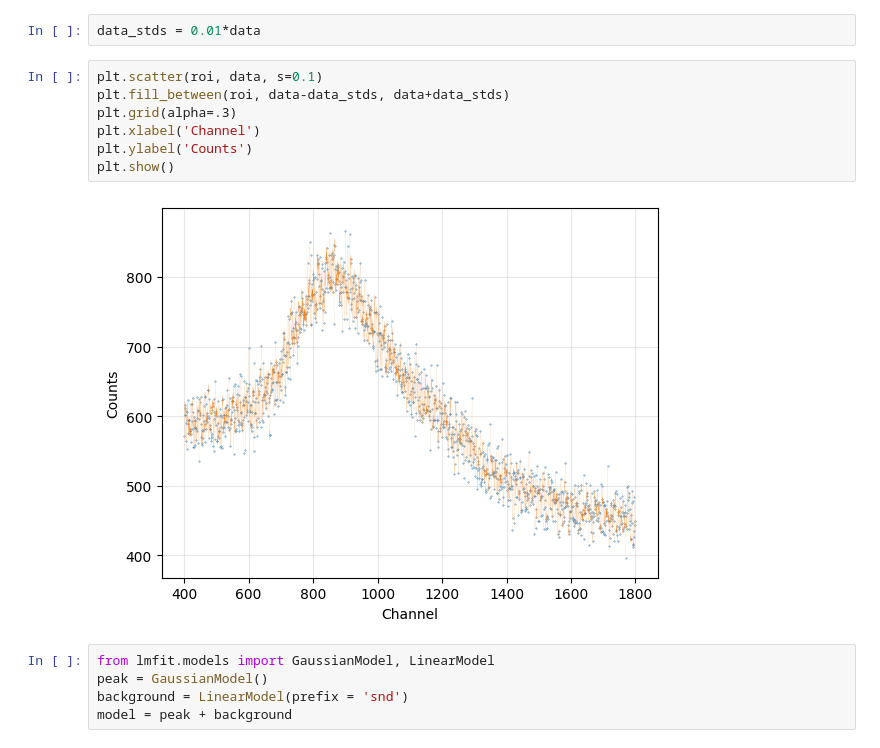
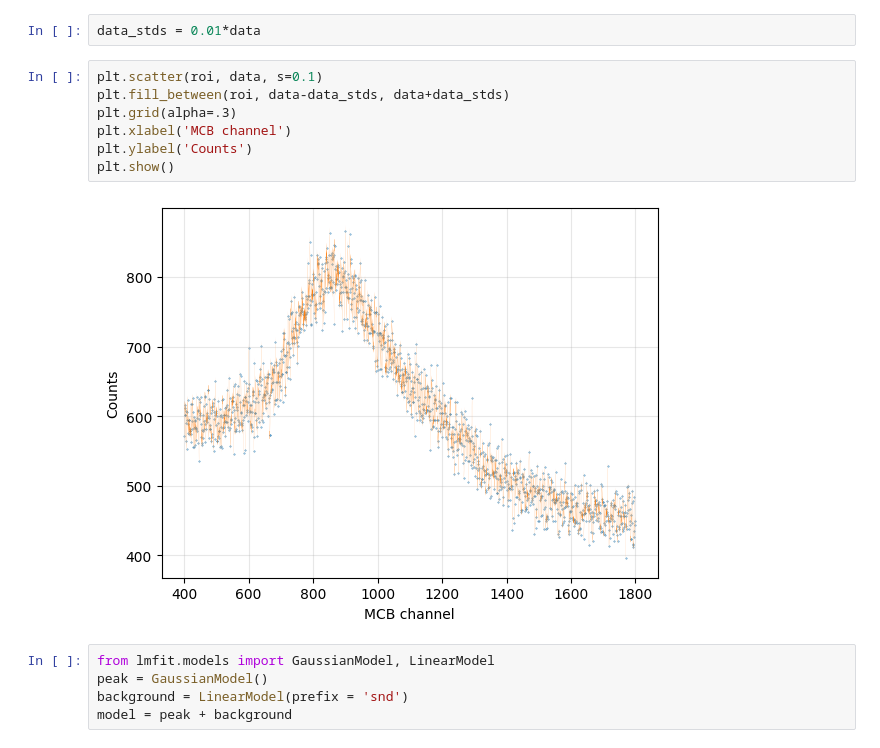
Before and after one commit to Moritz-Wald/GammaGamma, a Jupyter notebook: Energieauflösung_BAF2.ipynb, the cells around one changed output. Cells and saved outputs as stored; diff of their text form.

```diff
--- a/Energieauflösung_BAF2.ipynb
+++ b/Energieauflösung_BAF2.ipynb
@@ -95,12 +95,12 @@ data_stds = 0.01*data
 # %%
 plt.scatter(roi, data, s=0.1)
 plt.fill_between(roi, data-data_stds, data+data_stds)
 plt.grid(alpha=.3)
-plt.xlabel('Channel')
+plt.xlabel('MCB channel')
 plt.ylabel('Counts')
 plt.show()
 # %% [output]
-[figure, old version]
+[figure, new version]
 # %%
 from lmfit.models import GaussianModel, LinearModel
 peak = GaussianModel()
```
Also changed, not shown: parts of 4 cells of this notebook, 2 other files.
